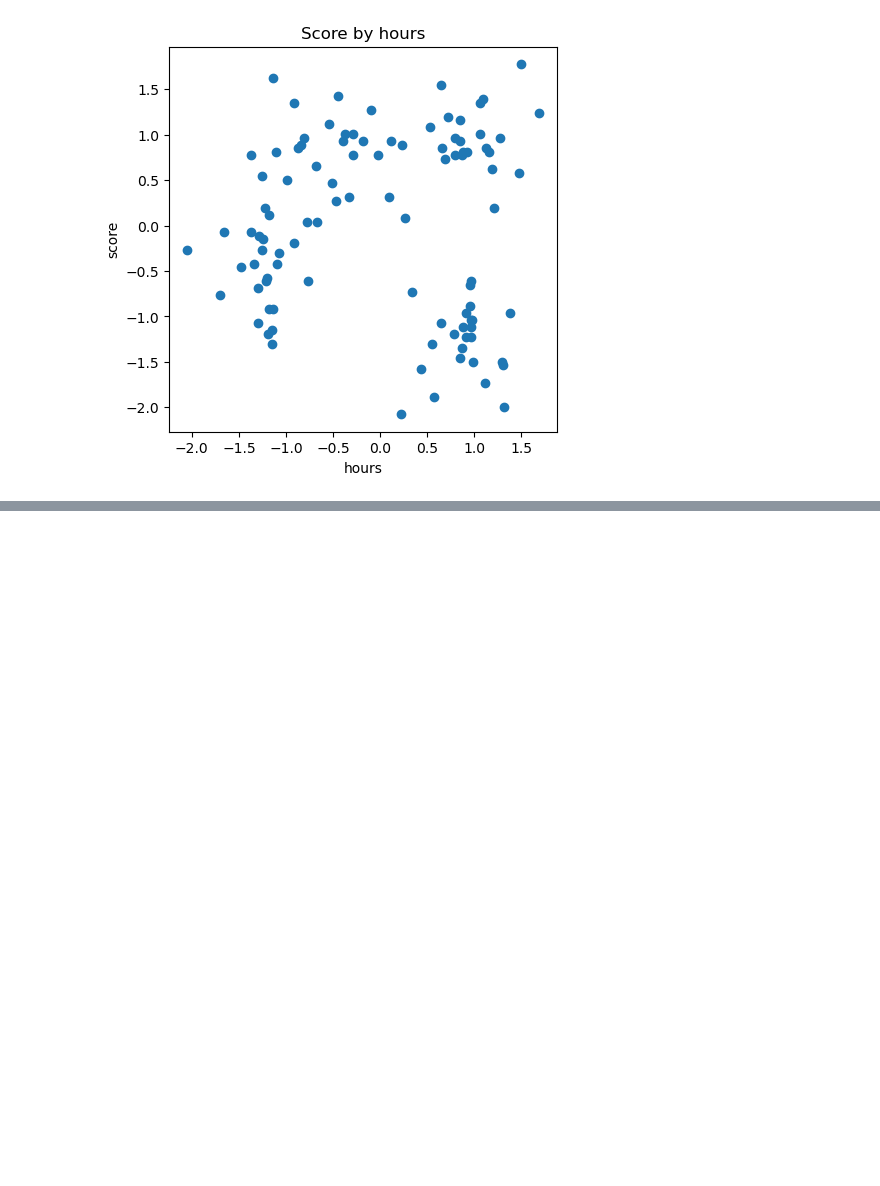
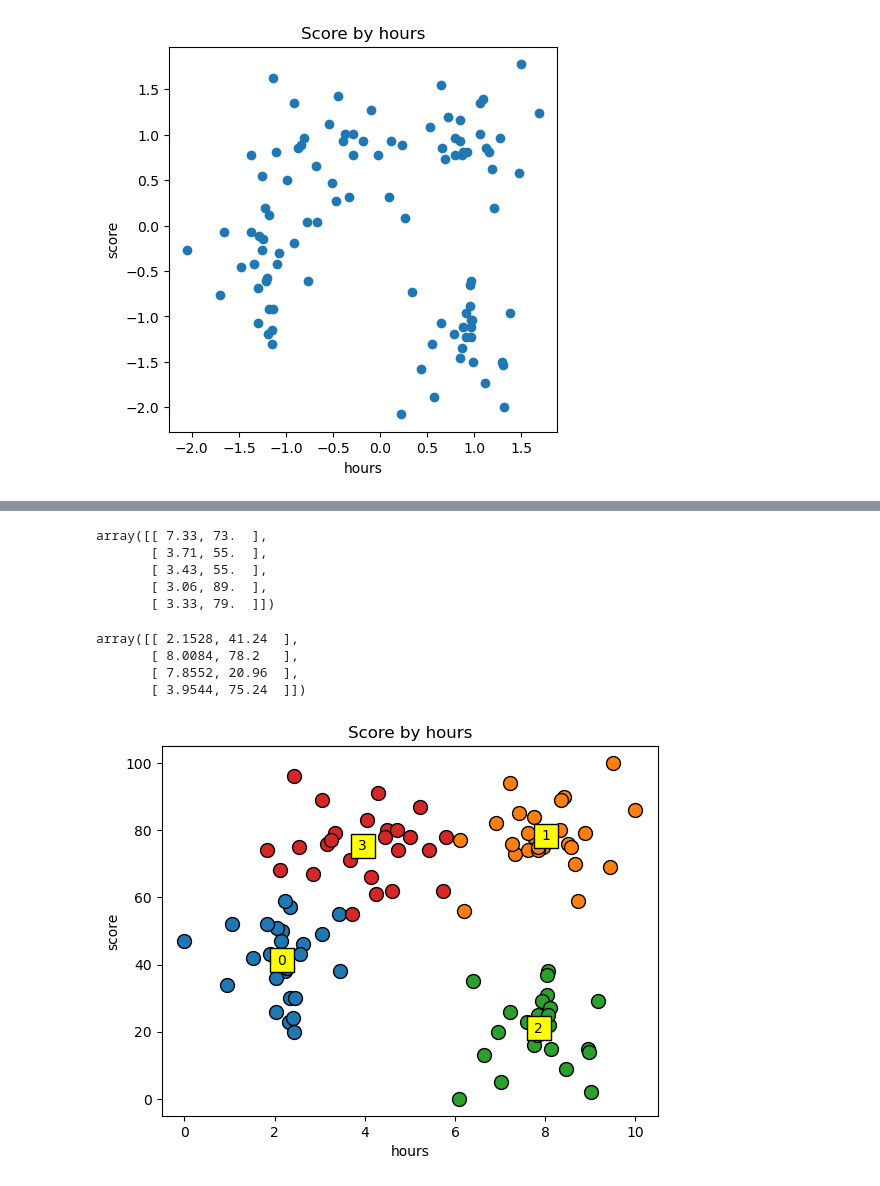
Before and after one commit to Ahram-Jeong/ml-basic, a Jupyter notebook: notebooks/05_KMeans.ipynb, the cells around one changed output, grey strips where cells are left out. Drawn from its saved outputs; the diff is of its cells as text; code cells hidden in the pictures; blank space fills up the shorter version.

```diff
--- a/notebooks/05_KMeans.ipynb
+++ b/notebooks/05_KMeans.ipynb
@@ -73,0 +135,29 @@ plt.show()
+# %%
+X_org = sc.inverse_transform(X) # Feature Scaling 된 데이터를 다시 원복
+X_org[:5]
+# %% [output]
+array([[ 7.33, 73.  ],
+       [ 3.71, 55.  ],
+       [ 3.43, 55.  ],
+       [ 3.06, 89.  ],
+       [ 3.33, 79.  ]])
+# %%
+centers_org = sc.inverse_transform(centers)
+centers_org
+# %% [output]
+array([[ 2.1528, 41.24  ],
+       [ 8.0084, 78.2   ],
+       [ 7.8552, 20.96  ],
+       [ 3.9544, 75.24  ]])
+# %%
+for cluster in range(K) :
+    plt.scatter(X_org[y_kmeans == cluster, 0], X_org[y_kmeans == cluster, 1], s = 100, edgecolors = "black") # 각 데이터
+    plt.scatter(centers_org[cluster, 0], centers_org[cluster, 1], s = 300, edgecolors = "black", color = "yellow", marker = "s") # cluster 중심점 네모
+    plt.text(centers_org[cluster, 0], centers_org[cluster, 1], cluster, va = "center", ha = "center") # cluster 텍스트 출력
+
+plt.title("Score by hours")
+plt.xlabel("hours")
+plt.ylabel("score")
+plt.show()
+# %% [output]
+[figure, added]
```
Also changed, not shown: parts of 10 cells of this notebook.
